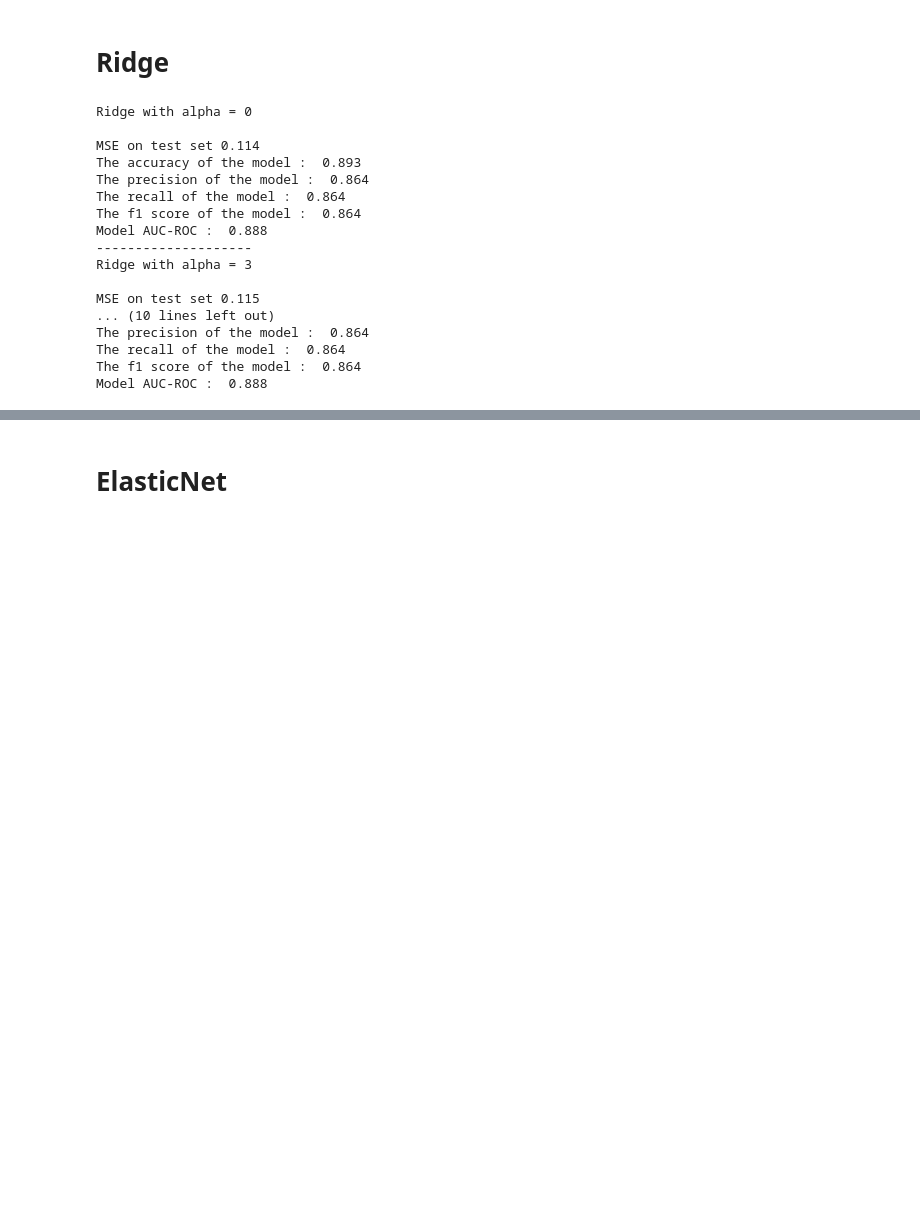
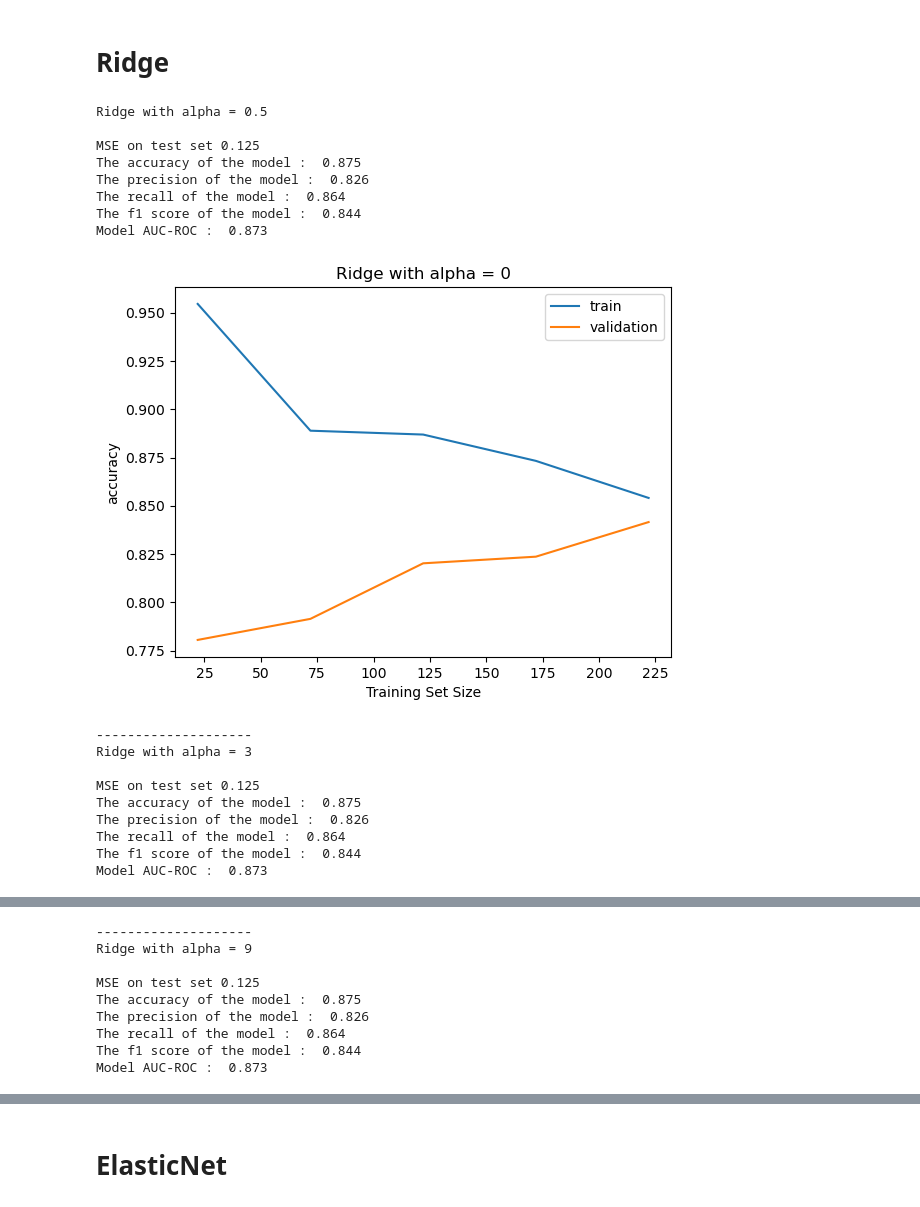
Before and after one commit to 013nour/Logistic_Regression-Lab1, a Jupyter notebook: Assignment.ipynb, the cells around one changed output, grey strips where cells are left out. Saved outputs shown, nothing was run; the diff lists cells and outputs as text; code cells hidden in the pictures; blank space fills up the shorter version.

```diff
--- a/Assignment.ipynb
+++ b/Assignment.ipynb
@@ -599,7 +606,7 @@ learning_curvePlot (lasso_e2, 'lasso with alpha = 1e-2')
 # Ridge
 # %%
 def RidgeModelScore(alpha):
-    ridge = Ridge(alpha = alpha)
+    ridge = LogisticRegression(penalty='l2', C=alpha)
     ridge.fit(X_train,y_train)
     train_score =ridge.score(X_train,y_train)
     test_score =ridge.score(X_test,y_test)
@@ -617,33 +624,37 @@ def RidgeModelScore(alpha):
     return ridge
 # %%
 #Ridge Regularization model
-print('Ridge with alpha = 0 \n')
-ridge0 = RidgeModelScore(0)
+print('Ridge with alpha = 0.5 \n')
+ridge0 = RidgeModelScore(0.5)
+learning_curvePlot (ridge0, 'Ridge with alpha = 0')
 print('-'*20)
 
 ###
 print('Ridge with alpha = 3 \n')
 ridge1 = RidgeModelScore(3)
+learning_curvePlot (ridge1, 'Ridge with alpha = 3')
 print('-'*20)
 
 ###
 print('Ridge with alpha = 9 \n')
 ridge9 = RidgeModelScore(9)
+learning_curvePlot (ridge9, 'Ridge with alpha = 9')
 # %% [output]
-Ridge with alpha = 0
+Ridge with alpha = 0.5
 
-MSE on test set 0.114
-The accuracy of the model :  0.893
-The precision of the model :  0.864
+MSE on test set 0.125
+The accuracy of the model :  0.875
+The precision of the model :  0.826
 The recall of the model :  0.864
-The f1 score of the model :  0.864
-Model AUC-ROC :  0.888
---------------------
-Ridge with alpha = 3
-
-MSE on test set 0.115
-... (10 lines left out)
-The precision of the model :  0.864
-The recall of the model :  0.864
-The f1 score of the model :  0.864
-Model AUC-ROC :  0.888
+The f1 score of the model :  0.844
+Model AUC-ROC :  0.873
+[figure, added]
+--------------------
+Ridge with alpha = 3
+
+MSE on test set 0.125
+The accuracy of the model :  0.875
+The precision of the model :  0.826
+The recall of the model :  0.864
+The f1 score of the model :  0.844
+Model AUC-ROC :  0.873
@@ -649,0 +662,9 @@ Model AUC-ROC :  0.888
+--------------------
+Ridge with alpha = 9
+
+MSE on test set 0.125
+The accuracy of the model :  0.875
+The precision of the model :  0.826
+The recall of the model :  0.864
+The f1 score of the model :  0.844
+Model AUC-ROC :  0.873
```
Also changed, not shown: parts of 14 cells of this notebook.
